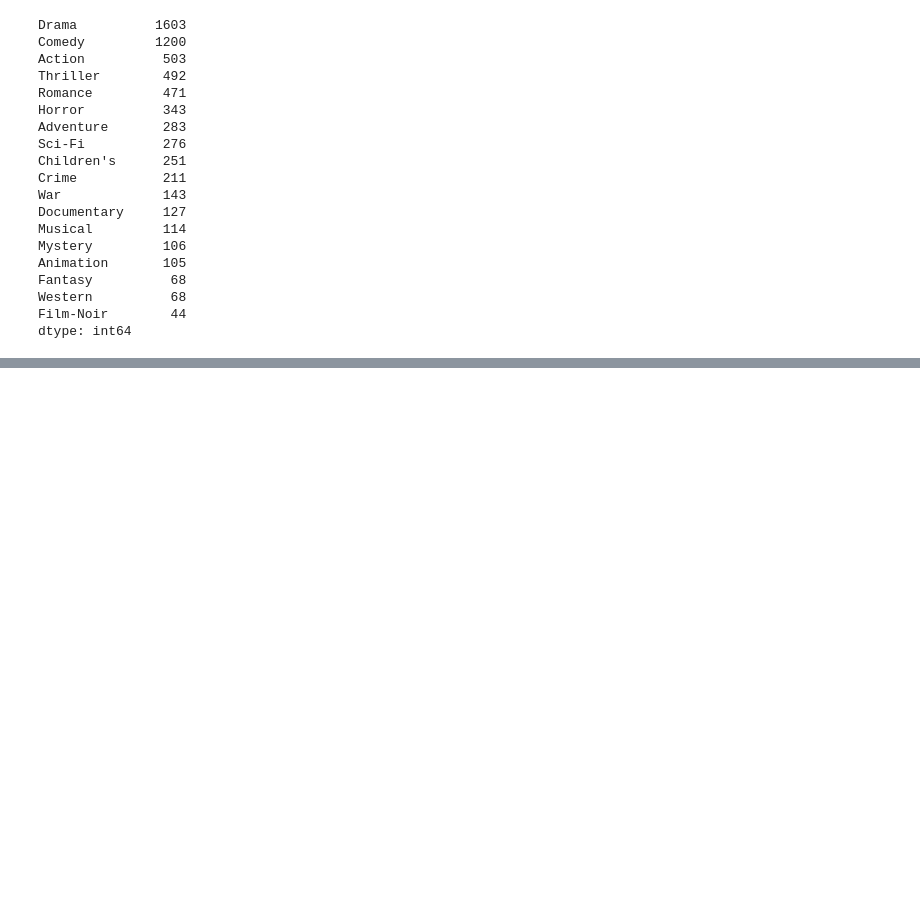
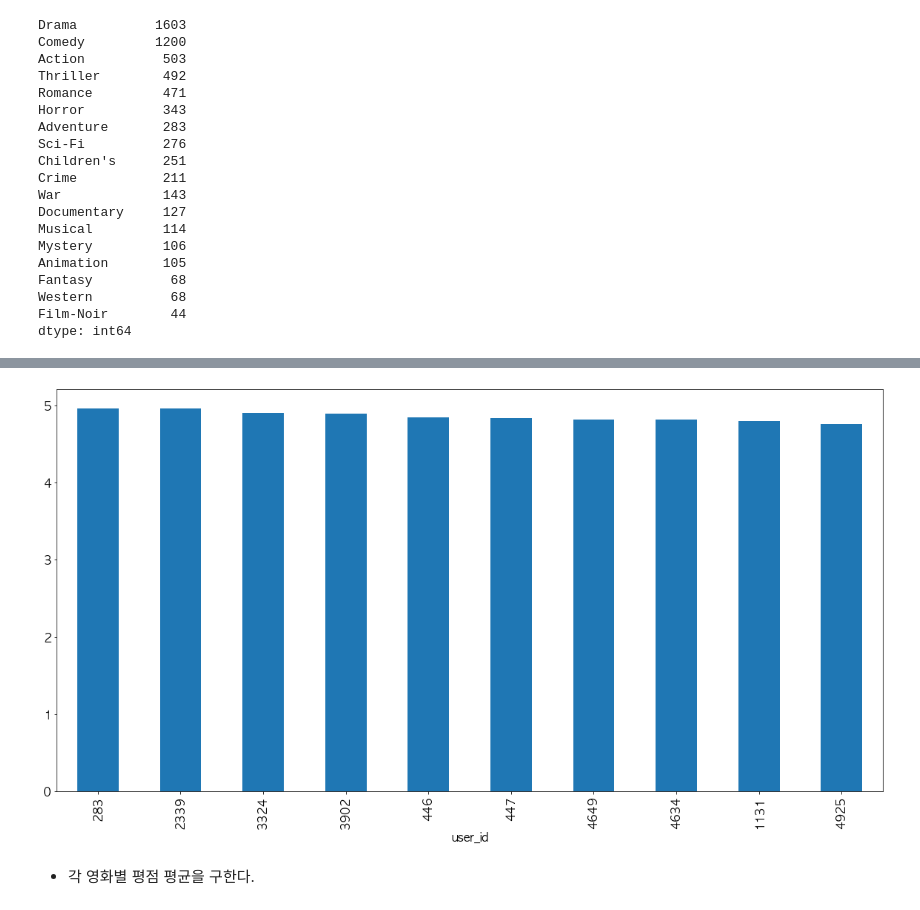
Before and after one commit to amyhyolee/ai-workspace, a Jupyter notebook: 03_데이터분석실습/16_영화 평점 데이터 분석.ipynb, the cells around one changed output, grey strips where cells are left out. Saved outputs shown, nothing was run; the diff lists cells and outputs as text; code cells hidden in the pictures; blank space fills up the shorter version.

```diff
--- a/03_데이터분석실습/16_영화 평점 데이터 분석.ipynb
+++ b/03_데이터분석실습/16_영화 평점 데이터 분석.ipynb
@@ -419,0 +766,4 @@ plt.show()
+# %%
+# 사용자를 기준으로 그룹을 묶고 평점 평균을 구한다.
+a1 = rating_data.groupby('user_id')['rating'].mean()
+a1
@@ -419,0 +784,4 @@ plt.show()
+# %%
+# 평점 평균을 기준으로 정렬한다.
+a1.sort_values(inplace=True, ascending=False)
+a1
@@ -419,0 +802,4 @@ plt.show()
+# %%
+# 상위 10개를 가져온다.
+a2 = a1.head(10)
+a2
@@ -419,0 +819,7 @@ plt.show()
+# %%
+a2.plot.bar()
+plt.show()
+# %% [output]
+[figure, added]
+# %% [markdown]
+- 각 영화별 평점 평균을 구한다.
```
Also changed, not shown: parts of 55 cells of this notebook, 11 other files.
